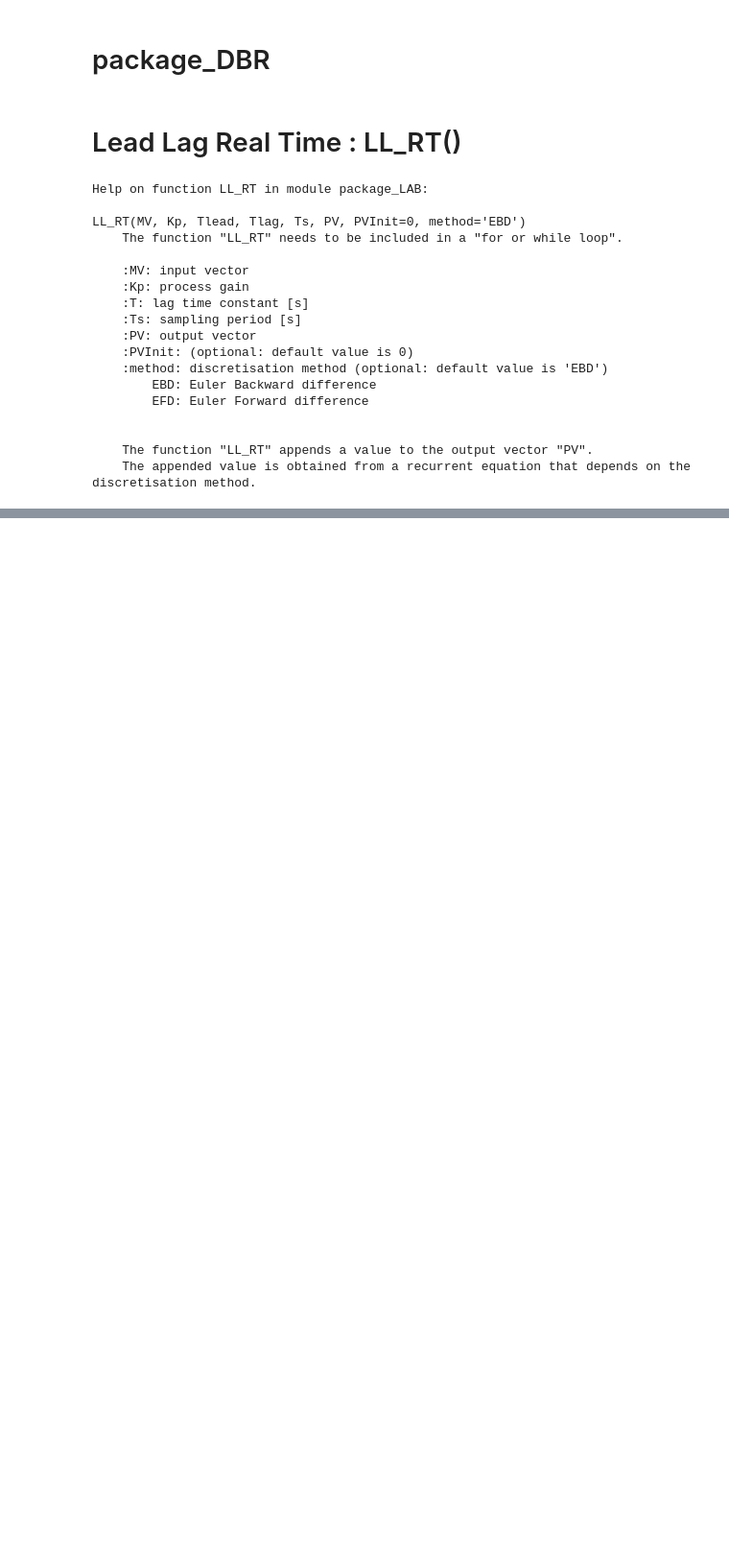
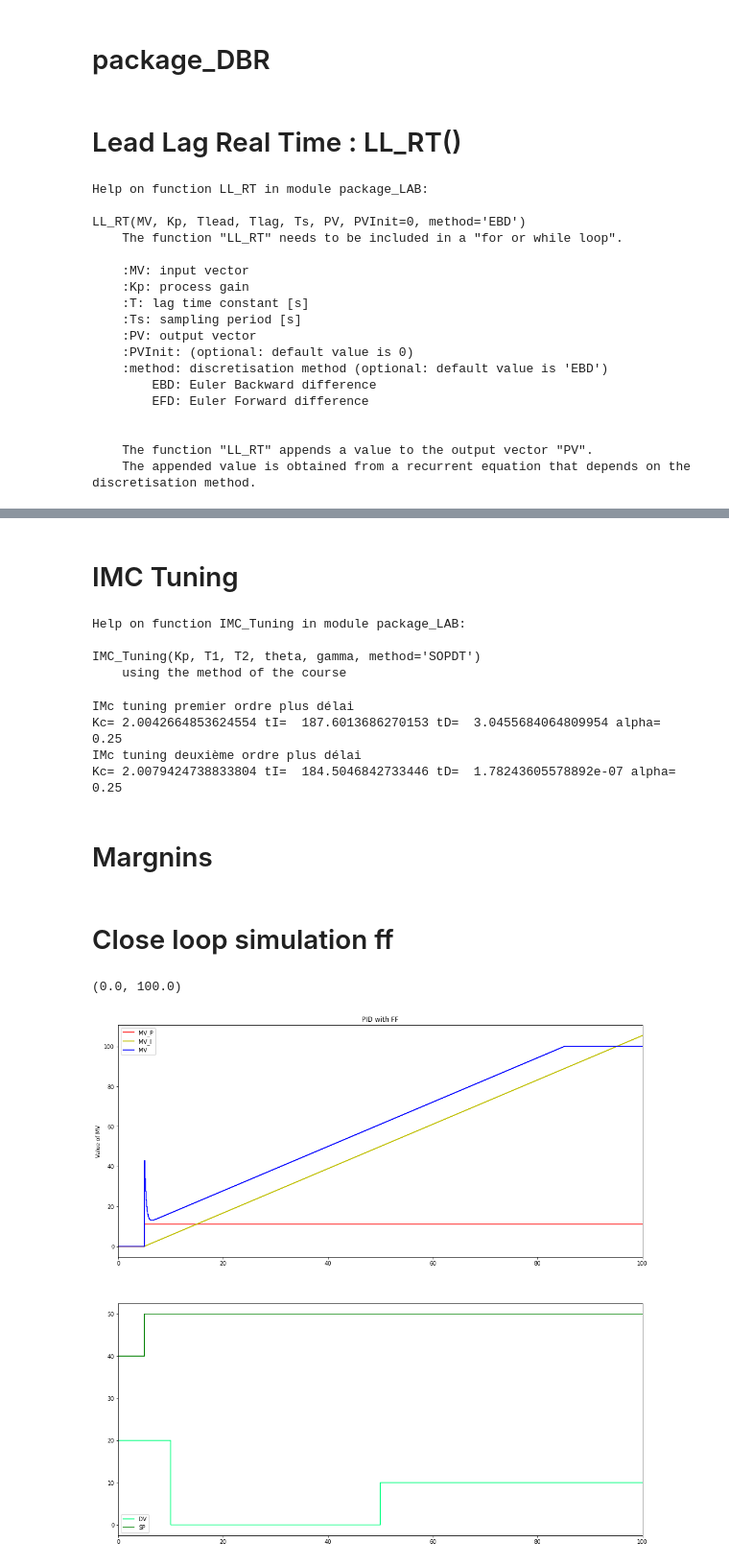
Before and after one commit to LeTouristeDeLECAM/Control-Theory-Laboratory, a Jupyter notebook: control_theory_software/Control_theory_software/package_LAB.ipynb, the cells around one changed output, grey strips where cells are left out. Shown: that part at 96% size. Cells and saved outputs as stored; diff of their text form; code cells hidden in the pictures; blank space fills up the shorter version.

```diff
--- a/control_theory_software/Control_theory_software/package_LAB.ipynb
+++ b/control_theory_software/Control_theory_software/package_LAB.ipynb
@@ -92,0 +255,33 @@ plt.xlim([0, TSim])
+# %% [markdown]
+# IMC Tuning
+# %%
+help(IMC_Tuning)
+# %% [output]
+Help on function IMC_Tuning in module package_LAB:
+
+IMC_Tuning(Kp, T1, T2, theta, gamma, method='SOPDT')
+    using the method of the course
+# %%
+Kp =  0.553358040201031 # K
+T1p =  184.504684095101 # T1
+T2p =   1.78243605751087E-07 # T2
+thetap =  6.19336906382859 # theta
+
+gamma=0.9 # changement de marge gamma = changement marge de gain et marge de phase
+          # Bonne pratique gama [0,2...0,9] plus gamma est petit plus agressive
+print ("IMc tuning premier ordre plus délai")
+Kc,Ti,Td,alpha = IMC_Tuning(Kp,T1p,T2p,thetap,gamma,'FOPDT')
+print('Kc=',Kc,'tI= ',Ti,'tD= ',Td,'alpha= ',alpha)
+
+print ("IMc tuning deuxième ordre plus délai")
+Kc,Ti,Td,alpha = IMC_Tuning(Kp,T1p,T2p,thetap,gamma,'SOPDT')
+print('Kc=',Kc,'tI= ',Ti,'tD= ',Td,'alpha= ',alpha)
+# %% [output]
+IMc tuning premier ordre plus délai
+Kc= 2.0042664853624554 tI=  187.6013686270153 tD=  3.0455684064809954 alpha=  0.25
+IMc tuning deuxième ordre plus délai
+Kc= 2.0079424738833804 tI=  184.5046842733446 tD=  1.78243605578892e-07 alpha=  0.25
+# %% [markdown]
+# Margnins
+# %% [markdown]
+# Close loop simulation ff
@@ -92,0 +348,42 @@ plt.xlim([0, TSim])
+# %%
+for i in range(0,N):
+    t.append(i*Ts)
+    SelectPath_RT(SPPath, t, SP)
+    #print(SP)
+    SelectPath_RT(PVPath, t, PV)
+    SelectPath_RT(ManPath, t, MAN)
+    SelectPath_RT(MVPath, t, MV_MAN)
+    SelectPath_RT(DVPath,t,DV)
+
+
+    FF_RT(DV,Kd,Kp,Tlead1,Tlag1,Tlead2,Tlag2,thetaD,thetaP,Ts,MV_FF,PV_LL1,PV_LL2,Dv0=0)
+    #Delay_RT(DV - DV0 * np.ones_like(DV), np.max([thetad - thetap, 0]), Ts, MVFFDelay)
+    #LL_RT(MVFFDelay, KFF, T1p, T1d, Ts, MVFFLL1)
+    #LL_RT(MVFFLL1,1,T2p,T2d,Ts,PV_LL2,PVInit=0,method='EBD')
+
+
+    PID_RT(SP,PV,MAN,MV_MAN,MV_FF,Kc,T_I,T_D,alpha,Ts,MV_MAX,MV_MIN,MV,MV_P,MV_I,MV_D,E,False,0,method='EBD_EBD')
+
+
+
+plt.figure(figsize = (17,17))
+
+plt.subplot(2,1,1)
+plt.step(t,MV_P,'r-', label = 'MV_P', where='post')
+plt.step(t,MV_I,'y-', label = 'MV_I', where='post')
+#plt.step(t,MV_FF,'orange', label = 'MV_FF', where='post')
+
+plt.step(t,MV,'b-', label = 'MV', where='post')
+plt.ylabel('Value of MV')
+plt.title('PID with FF')
+plt.legend(loc='best')
+plt.xlim([0, TSim])
+
+plt.subplot(2,1,2)
+plt.step(t,DV,'springgreen', label = 'DV', where='post')
+plt.step(t,SP,'g-', label = 'SP', where='post')
+plt.legend(loc='best')
+plt.xlim([0, TSim])
+# %% [output]
+(0.0, 100.0)
+[figure, added]
```
Also changed, not shown: parts of 7 cells of this notebook, 14 other files.
